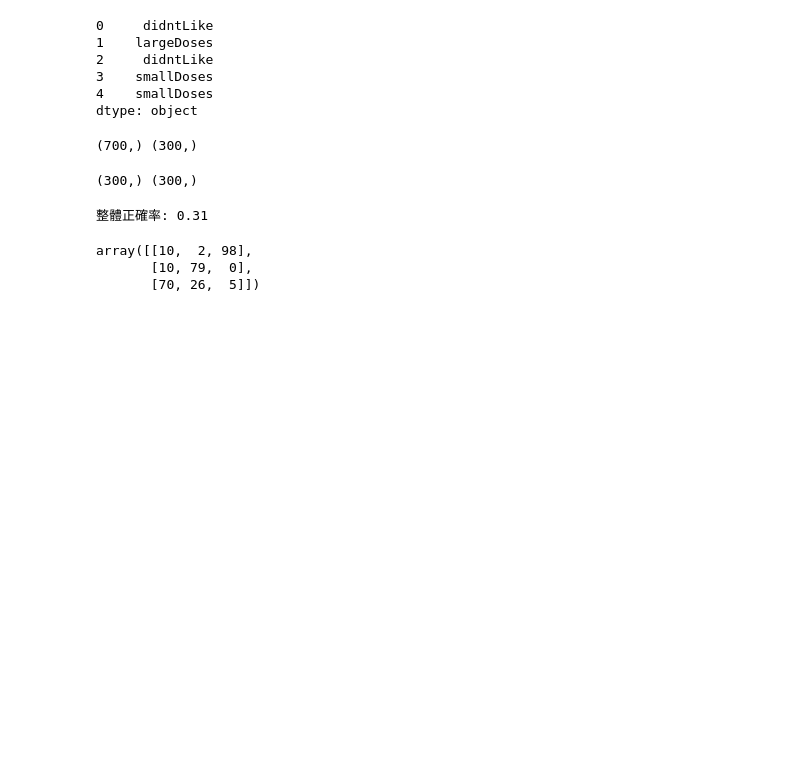
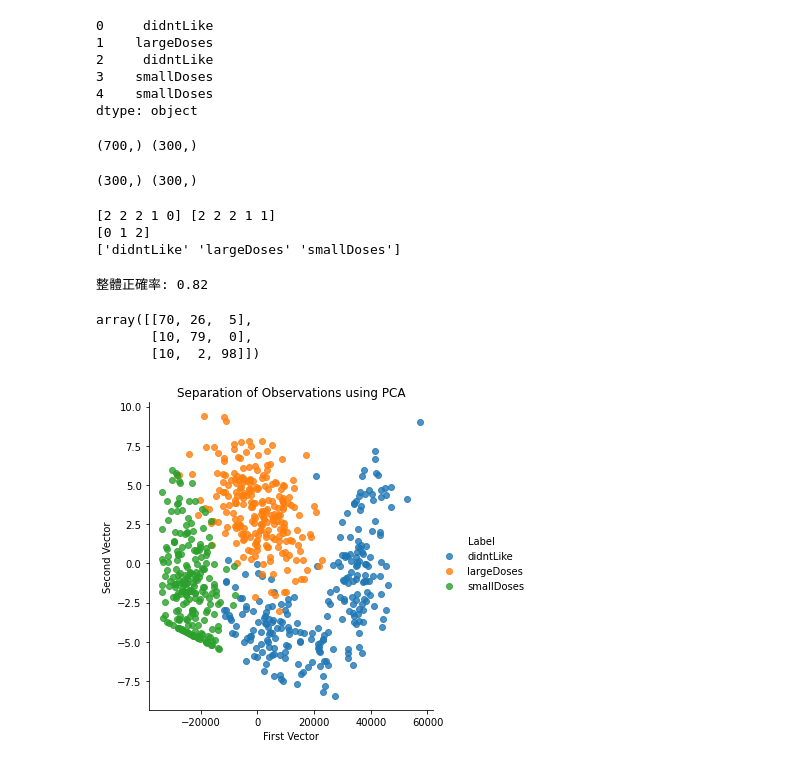
Before and after one commit to jumbokh/nknu-class, a Jupyter notebook: ML/PCA/classified_DatingWeb_1.ipynb, the cells around one changed output. Cells and saved outputs as stored; diff of their text form; code cells hidden in the pictures; blank space fills up the shorter version.

```diff
--- a/ML/PCA/classified_DatingWeb_1.ipynb
+++ b/ML/PCA/classified_DatingWeb_1.ipynb
@@ -128,7 +128,7 @@ y_train.head()
 dtype: object
 # %%
 def label_list(stri):
-  li = stri.unique()
+  li = np.unique(stri)
   num = len(li)
   licode = np.arange(num)
   dic = dict(zip(li,licode))
@@ -159,11 +159,47 @@ y_pred = model_pl_knn.predict(X_test)
 print(y_pred.shape, y_test_lbl.shape)
 # %% [output]
 (300,) (300,)
+# %%
+print(y_test_lbl[:5], y_pred[:5])
+print(np.unique(y_test_lbl))
+print(np.unique(y_train))
+# %% [output]
+[2 2 2 1 0] [2 2 2 1 1]
+[0 1 2]
+['didntLike' 'largeDoses' 'smallDoses']
 # %%
 print('整體正確率:',accuracy_score(y_test_lbl, y_pred).round(2))
 confusion_matrix(y_test_lbl, y_pred)
 # %% [output]
-整體正確率: 0.31
+整體正確率: 0.82
-array([[10,  2, 98],
+array([[70, 26,  5],
        [10, 79,  0],
-       [70, 26,  5]])
+       [10,  2, 98]])
+# %%
+# Principal Component Analysis
+from sklearn.decomposition import PCA
+
+n_components = 2
+whiten = False
+random_state = 2018
+
+pca = PCA(n_components=n_components, whiten=whiten, \
+          random_state=random_state)
+
+X_train_PCA = pca.fit_transform(X_train)
+X_train_PCA = pd.DataFrame(data=X_train_PCA, index=train_index)
+# %%
+# Define scatterplot function
+def scatterPlot(xDF, yDF, algoName):
+    tempDF = pd.DataFrame(data=xDF.loc[:,0:1], index=xDF.index)
+    tempDF = pd.concat((tempDF,yDF), axis=1, join="inner")
+    tempDF.columns = ["First Vector", "Second Vector", "Label"]
+    sns.lmplot(x="First Vector", y="Second Vector", hue="Label", \
+               data=tempDF, fit_reg=False)
+    ax = plt.gca()
+    ax.set_title("Separation of Observations using "+algoName)
+# %%
+# View scatterplot
+scatterPlot(X_train_PCA, y_train, "PCA")
+# %% [output]
+[figure, added]
```
